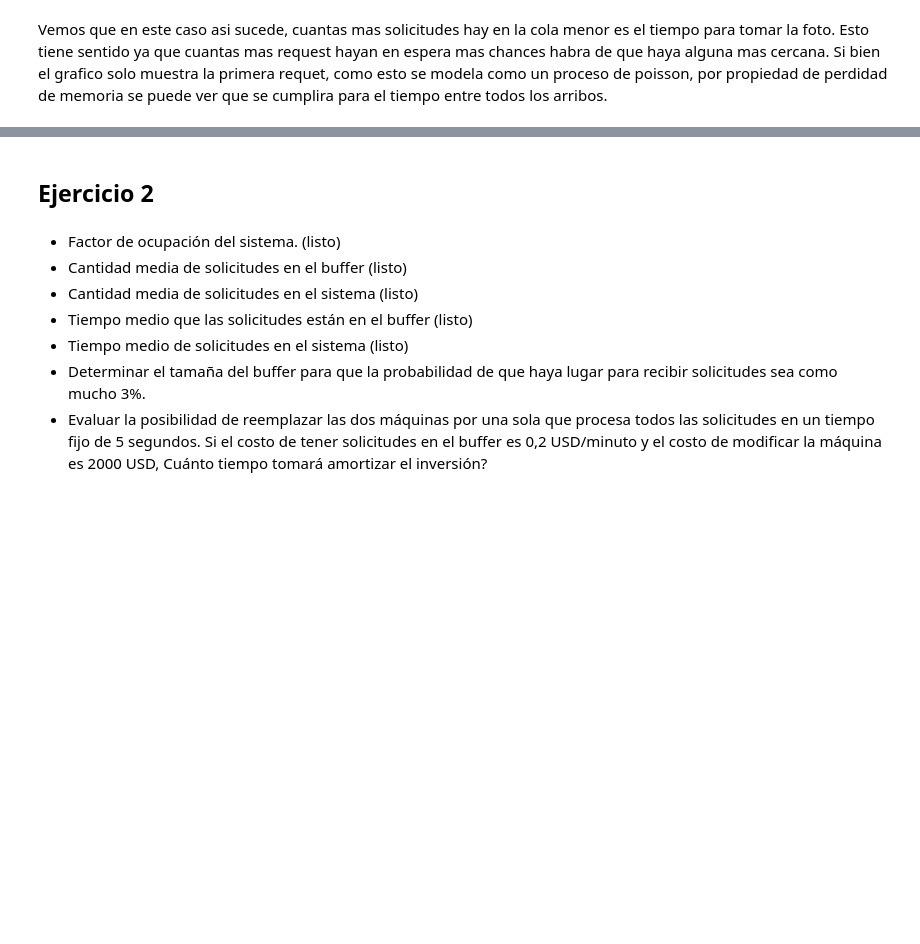
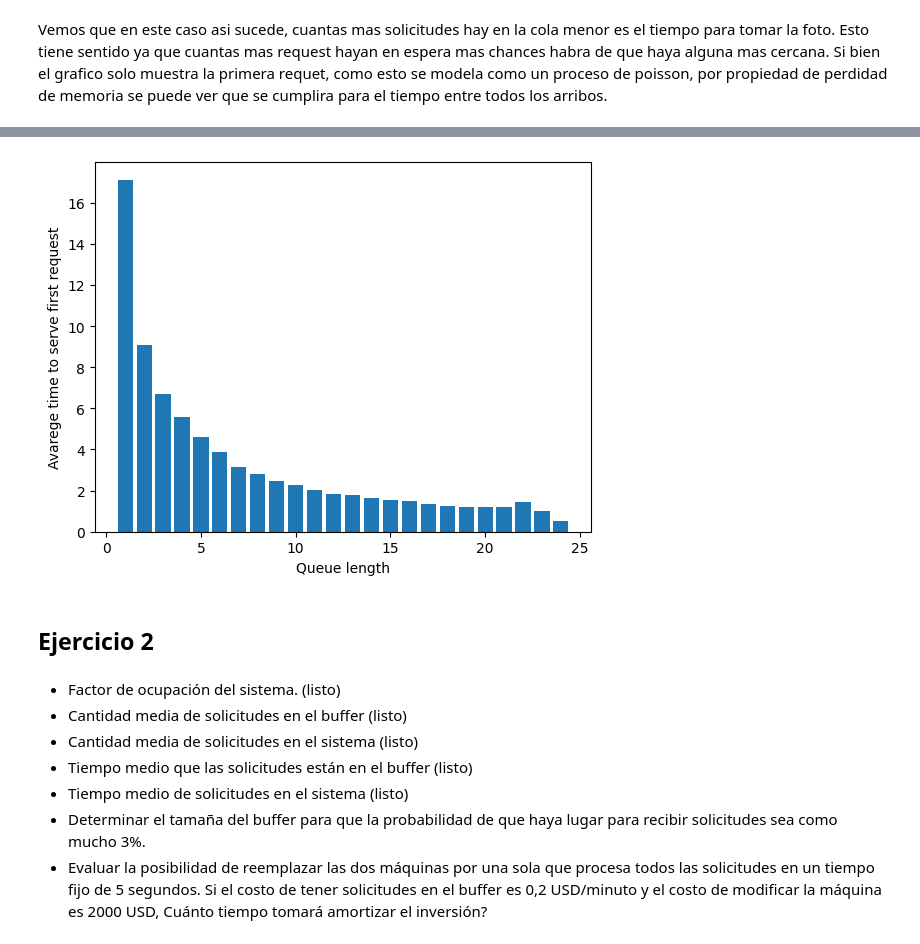
Before and after one commit to Rivejjj/Los-Simuladores, a Jupyter notebook: tp2.ipynb, the cells around one changed output, grey strips where cells are left out. Saved outputs shown, nothing was run; the diff lists cells and outputs as text; code cells hidden in the pictures; blank space fills up the shorter version.

```diff
--- a/tp2.ipynb
+++ b/tp2.ipynb
@@ -209,3 +264,7 @@ Si bien el grafico solo muestra la primera requet, como esto se modela como un p
+# %%
+satelite_times_to_serve_first(times_to_serve_first)
+# %% [output]
+[figure, added]
 # %% [markdown]
 ## Ejercicio 2
 # %%
```
Also changed, not shown: parts of 33 cells of this notebook.
